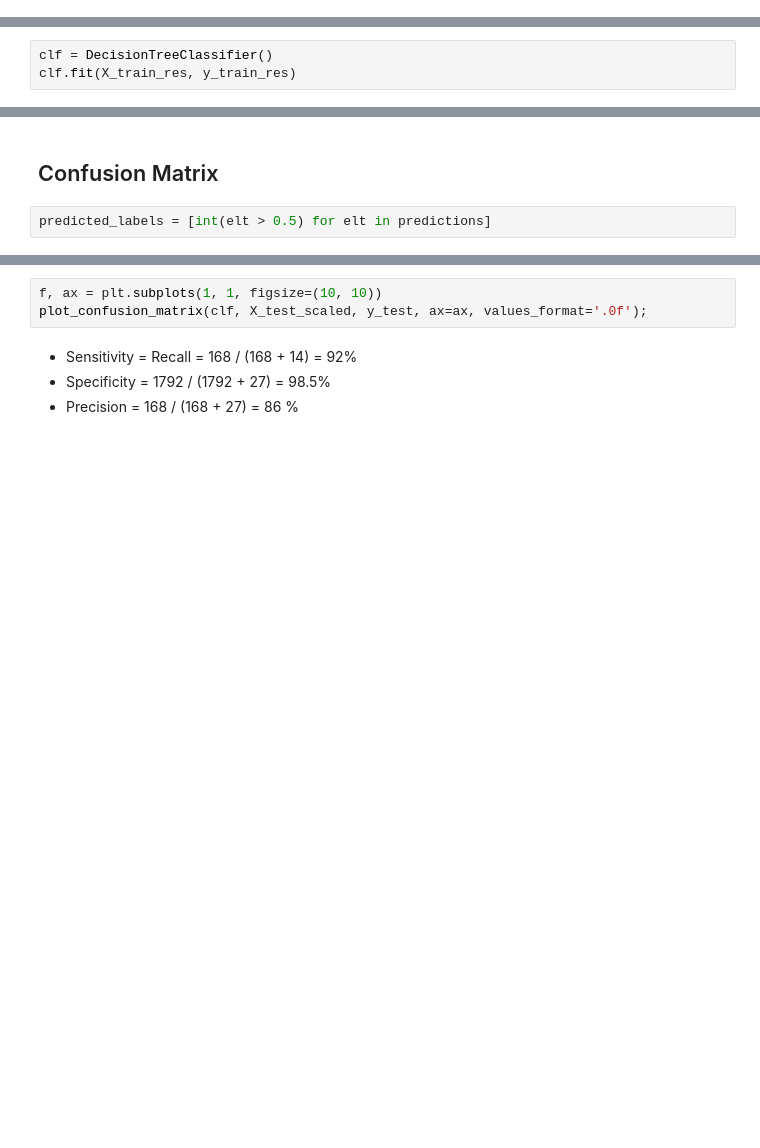
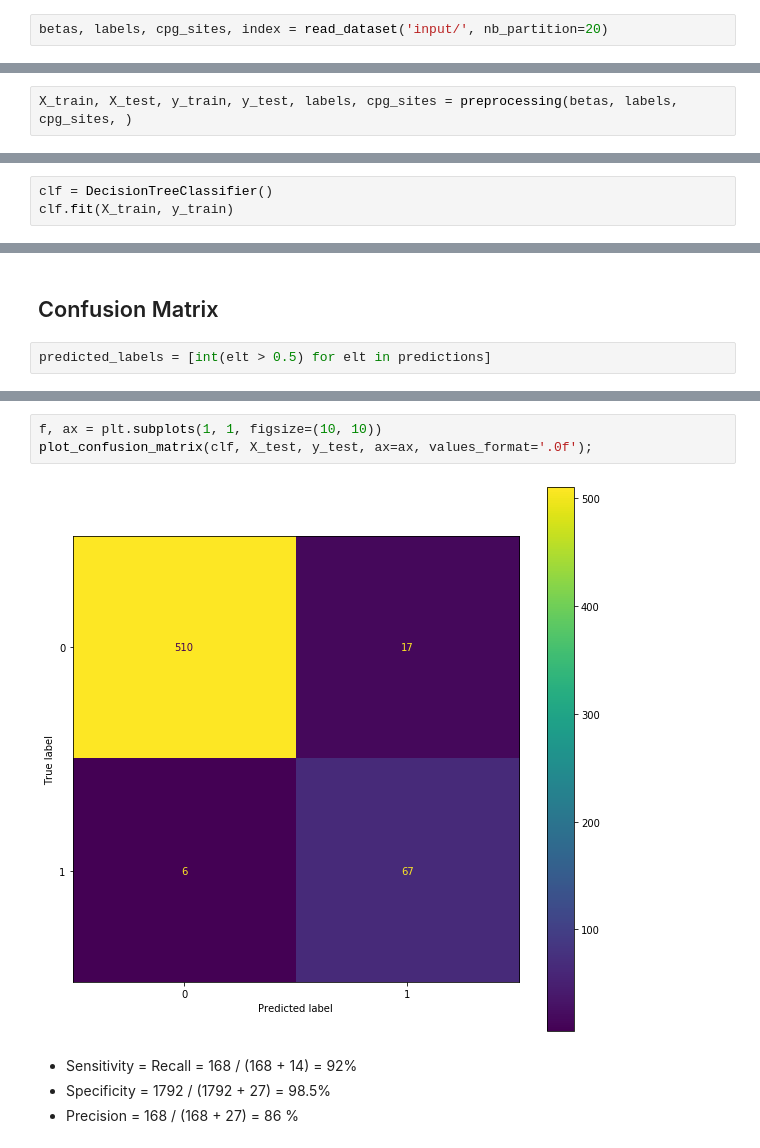
Before and after one commit to AdrienGlmz/dna-methylation-cancer, a Jupyter notebook: Modeling - TO COMPLETE.ipynb, the cells around one changed output, grey strips where cells are left out. Saved outputs shown, nothing was run; the diff lists cells and outputs as text; blank space fills up the shorter version.

Commit message:
Update modeling and preprocessing to account for new dataset

```diff
--- a/Modeling - TO COMPLETE.ipynb
+++ b/Modeling - TO COMPLETE.ipynb
@@ -237,0 +13,2 @@ new_betas=imputer.fit_transform(new_betas)
+# %%
+betas, labels, cpg_sites, index = read_dataset('input/', nb_partition=20)
@@ -245,0 +26,2 @@ X_train, X_test, y_train, y_test = train_test_split(new_betas, new_labels, test_
+# %%
+X_train, X_test, y_train, y_test, labels, cpg_sites = preprocessing(betas, labels, cpg_sites, )
@@ -316,7 +72,7 @@ Sample section using a Decision Tree classifier. The goal is to output a `predic
 ## Training
 # %%
 clf = DecisionTreeClassifier()
-clf.fit(X_train_res, y_train_res)
+clf.fit(X_train, y_train)
 # %% [output]
 DecisionTreeClassifier(ccp_alpha=0.0, class_weight=None, criterion='gini',
                        max_depth=None, max_features=None, max_leaf_nodes=None,
@@ -396,6 +149,8 @@ NameError: name 'confusion_matrix' is not defined
 # %%
 f, ax = plt.subplots(1, 1, figsize=(10, 10))
-plot_confusion_matrix(clf, X_test_scaled, y_test, ax=ax, values_format='.0f');
+plot_confusion_matrix(clf, X_test, y_test, ax=ax, values_format='.0f');
+# %% [output]
+[figure, added]
 # %% [markdown]
 - Sensitivity = Recall = 168 / (168 + 14) = 92%
 - Specificity = 1792 / (1792 + 27) = 98.5%
```
Also changed, not shown: parts of 57 cells of this notebook, 6 other files.
